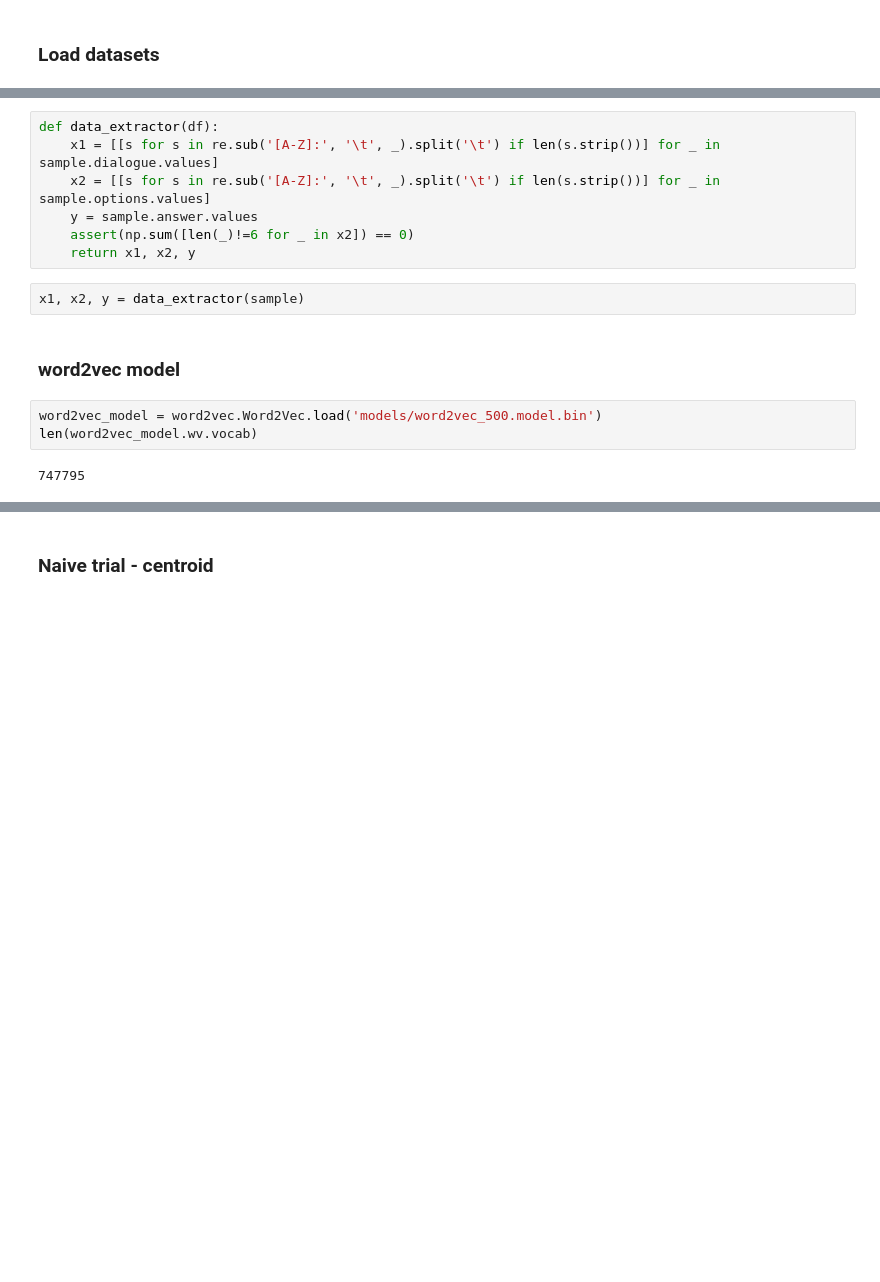
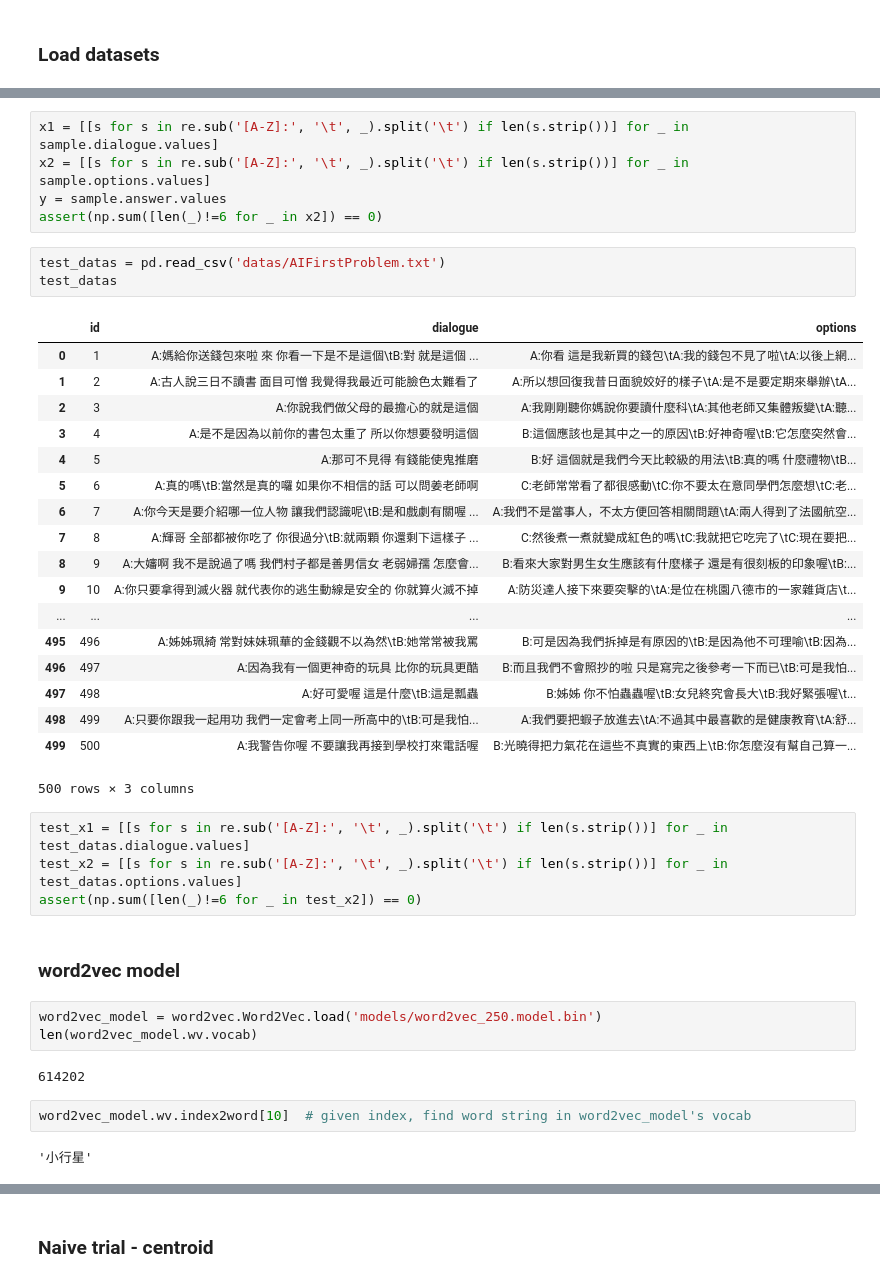
Before and after one commit to sunset1995/Talk2AI_Contest, a Jupyter notebook: Attack-naive-word2vec.ipynb, the cells around one changed output, grey strips where cells are left out. Cells and saved outputs as stored; diff of their text form; blank space fills up the shorter version.

```diff
--- a/Attack-naive-word2vec.ipynb
+++ b/Attack-naive-word2vec.ipynb
@@ -49,18 +49,44 @@ sample
 | 48 | 48 | A:你很髒 怎麼會有人想要跟你做朋友\tB:姊 你說這什麼話 我同... | B:她在體育方面有很高的成就 還當過立法委員呢\tB:很多事都嘛只... | 1 |
 | 49 | 49 | A:我們去游泳\tB:我又沒有帶泳衣\tA:我的借你啊 | B:我們去跑步\tB:你會不會覺得你長得像奧莉薇荷西啊\tB:放學... | 5 |
 # %%
-def data_extractor(df):
-    x1 = [[s for s in re.sub('[A-Z]:', '\t', _).split('\t') if len(s.strip())] for _ in sample.dialogue.values]
-    x2 = [[s for s in re.sub('[A-Z]:', '\t', _).split('\t') if len(s.strip())] for _ in sample.options.values]
-    y = sample.answer.values
-    assert(np.sum([len(_)!=6 for _ in x2]) == 0)
-    return x1, x2, y
+x1 = [[s for s in re.sub('[A-Z]:', '\t', _).split('\t') if len(s.strip())] for _ in sample.dialogue.values]
+x2 = [[s for s in re.sub('[A-Z]:', '\t', _).split('\t') if len(s.strip())] for _ in sample.options.values]
+y = sample.answer.values
+assert(np.sum([len(_)!=6 for _ in x2]) == 0)
-# %%
-x1, x2, y = data_extractor(sample)
+# %%
+test_datas = pd.read_csv('datas/AIFirstProblem.txt')
+test_datas
+# %% [output]
+|  | id | dialogue | options |
+| 0 | 1 | A:媽給你送錢包來啦 來 你看一下是不是這個\tB:對 就是這個 ... | A:你看 這是我新買的錢包\tA:我的錢包不見了啦\tA:以後上網... |
+| 1 | 2 | A:古人說三日不讀書 面目可憎 我覺得我最近可能臉色太難看了 | A:所以想回復我昔日面貌姣好的樣子\tA:是不是要定期來舉辦\tA... |
+| 2 | 3 | A:你說我們做父母的最擔心的就是這個 | A:我剛剛聽你媽說你要讀什麼科\tA:其他老師又集體叛變\tA:聽... |
+| 3 | 4 | A:是不是因為以前你的書包太重了 所以你想要發明這個 | B:這個應該也是其中之一的原因\tB:好神奇喔\tB:它怎麼突然會... |
+| 4 | 5 | A:那可不見得 有錢能使鬼推磨 | B:好 這個就是我們今天比較級的用法\tB:真的嗎 什麼禮物\tB... |
+| 5 | 6 | A:真的嗎\tB:當然是真的囉 如果你不相信的話 可以問姜老師啊 | C:老師常常看了都很感動\tC:你不要太在意同學們怎麼想\tC:老... |
+| 6 | 7 | A:你今天是要介紹哪一位人物 讓我們認識呢\tB:是和戲劇有關喔 ... | A:我們不是當事人，不太方便回答相關問題\tA:兩人得到了法國航空... |
+| 7 | 8 | A:輝哥 全部都被你吃了 你很過分\tB:就兩顆 你還剩下這樣子 ... | C:然後煮一煮就變成紅色的嗎\tC:我就把它吃完了\tC:現在要把... |
+| 8 | 9 | A:大嬸啊 我不是說過了嗎 我們村子都是善男信女 老弱婦孺 怎麼會... | B:看來大家對男生女生應該有什麼樣子 還是有很刻板的印象喔\tB:... |
+| 9 | 10 | A:你只要拿得到滅火器 就代表你的逃生動線是安全的 你就算火滅不掉 | A:防災達人接下來要突擊的\tA:是位在桃園八德市的一家雜貨店\t... |
+| ... | ... | ... | ... |
+| 495 | 496 | A:姊姊珮綺 常對妹妹珮華的金錢觀不以為然\tB:她常常被我罵 | B:可是因為我們拆掉是有原因的\tB:是因為他不可理喻\tB:因為... |
+| 496 | 497 | A:因為我有一個更神奇的玩具 比你的玩具更酷 | B:而且我們不會照抄的啦 只是寫完之後參考一下而已\tB:可是我怕... |
+| 497 | 498 | A:好可愛喔 這是什麼\tB:這是瓢蟲 | B:姊姊 你不怕蟲蟲喔\tB:女兒終究會長大\tB:我好緊張喔\t... |
+| 498 | 499 | A:只要你跟我一起用功 我們一定會考上同一所高中的\tB:可是我怕... | A:我們要把蝦子放進去\tA:不過其中最喜歡的是健康教育\tA:舒... |
+| 499 | 500 | A:我警告你喔 不要讓我再接到學校打來電話喔 | B:光曉得把力氣花在這些不真實的東西上\tB:你怎麼沒有幫自己算一... |
+500 rows × 3 columns
+# %%
+test_x1 = [[s for s in re.sub('[A-Z]:', '\t', _).split('\t') if len(s.strip())] for _ in test_datas.dialogue.values]
+test_x2 = [[s for s in re.sub('[A-Z]:', '\t', _).split('\t') if len(s.strip())] for _ in test_datas.options.values]
+assert(np.sum([len(_)!=6 for _ in test_x2]) == 0)
 # %% [markdown]
 ### word2vec model
 # %%
-word2vec_model = word2vec.Word2Vec.load('models/word2vec_500.model.bin')
+word2vec_model = word2vec.Word2Vec.load('models/word2vec_250.model.bin')
 len(word2vec_model.wv.vocab)
 # %% [output]
-747795
+614202
+# %%
+word2vec_model.wv.index2word[10]  # given index, find word string in word2vec_model's vocab
+# %% [output]
+'小行星'
```
Also changed, not shown: parts of 22 cells of this notebook, 11 other files.
